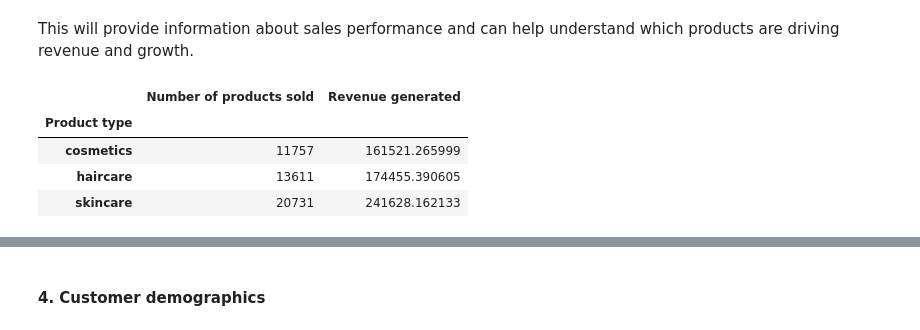
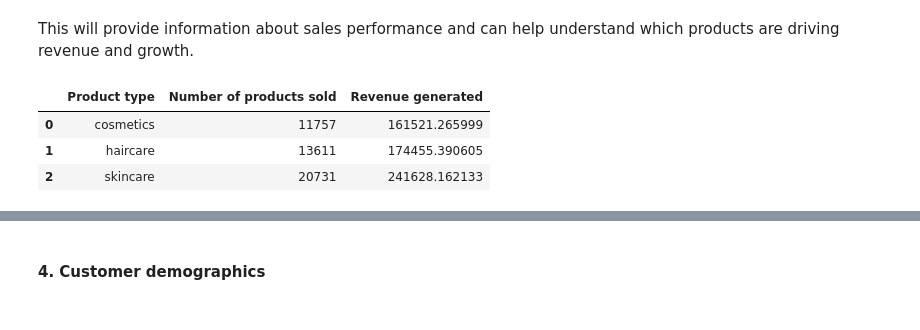
Before and after one commit to George-Mbugua/Supply-Chain-Analysis, a Jupyter notebook: Supply-Chain-Analysis.ipynb, the cells around one changed output, grey strips where cells are left out. Saved outputs shown, nothing was run; the diff lists cells and outputs as text; code cells hidden in the pictures.

```diff
--- a/Supply-Chain-Analysis.ipynb
+++ b/Supply-Chain-Analysis.ipynb
@@ -180,10 +228,10 @@ This will provide information about sales performance and can help understand wh
 # %%
 # Calculating the total number of products sold and revenue generated by product type
 sales_revenue = df.groupby('Product type')[['Number of products sold', 'Revenue generated']].sum()
+sales_revenue = sales_revenue.reset_index()
 sales_revenue
 # %% [output]
-|  | Number of products sold | Revenue generated |
-| Product type |  |  |
-| cosmetics | 11757 | 161521.265999 |
-| haircare | 13611 | 174455.390605 |
-| skincare | 20731 | 241628.162133 |
+|  | Product type | Number of products sold | Revenue generated |
+| 0 | cosmetics | 11757 | 161521.265999 |
+| 1 | haircare | 13611 | 174455.390605 |
+| 2 | skincare | 20731 | 241628.162133 |
```
Also changed, not shown: parts of 17 cells of this notebook.
